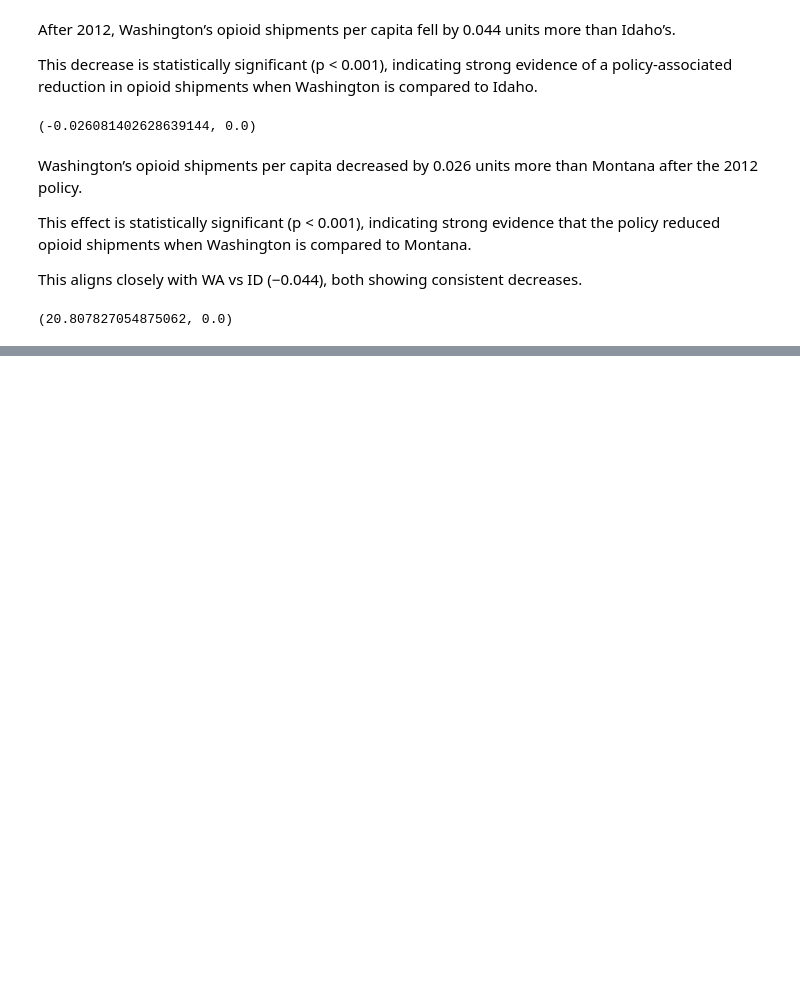
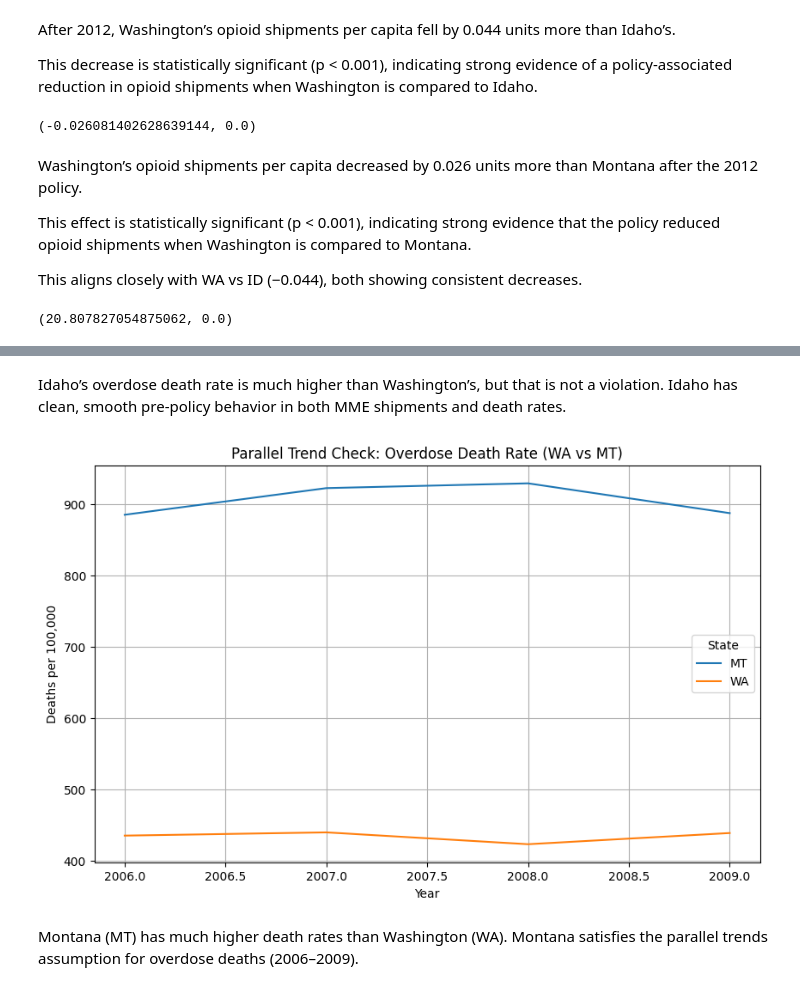
Before and after one commit to MIDS-at-Duke/pds-2025-opioids-study_on_opioids, a Jupyter notebook: parallel_trend_check_washington.ipynb, the cells around one changed output, grey strips where cells are left out. Saved outputs shown, nothing was run; the diff lists cells and outputs as text; code cells hidden in the pictures; blank space fills up the shorter version.

```diff
--- a/parallel_trend_check_washington.ipynb
+++ b/parallel_trend_check_washington.ipynb
@@ -419,0 +501,27 @@ Although statistically significant, this result is not reliable.
+# %% [markdown]
+Idaho’s overdose death rate is much higher than Washington’s, but that is not a violation.
+Idaho has clean, smooth pre-policy behavior in both MME shipments and death rates.
+# %%
+# WA vs MT
+pair_mt = panel_deaths[panel_deaths["State"].isin(["WA", "MT"])]
+
+plt.figure(figsize=(10,6))
+sns.lineplot(
+    data=pair_mt,
+    x="year",
+    y="death_rate_per_100k",
+    hue="State",
+    estimator="mean",
+    errorbar=None
+)
+
+plt.title("Parallel Trend Check: Overdose Death Rate (WA vs MT)")
+plt.xlabel("Year")
+plt.ylabel("Deaths per 100,000")
+plt.grid(True)
+plt.show()
+# %% [output]
+[figure, added]
+# %% [markdown]
+Montana (MT) has much higher death rates than Washington (WA).
+Montana satisfies the parallel trends assumption for overdose deaths (2006–2009).
```
Also changed, not shown: parts of 14 cells of this notebook.
